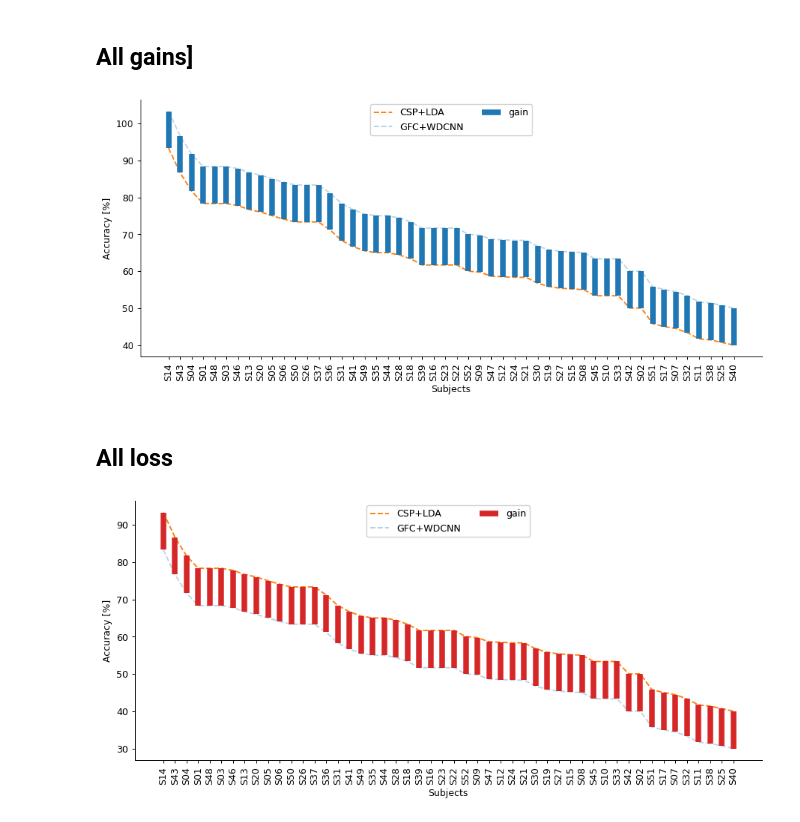
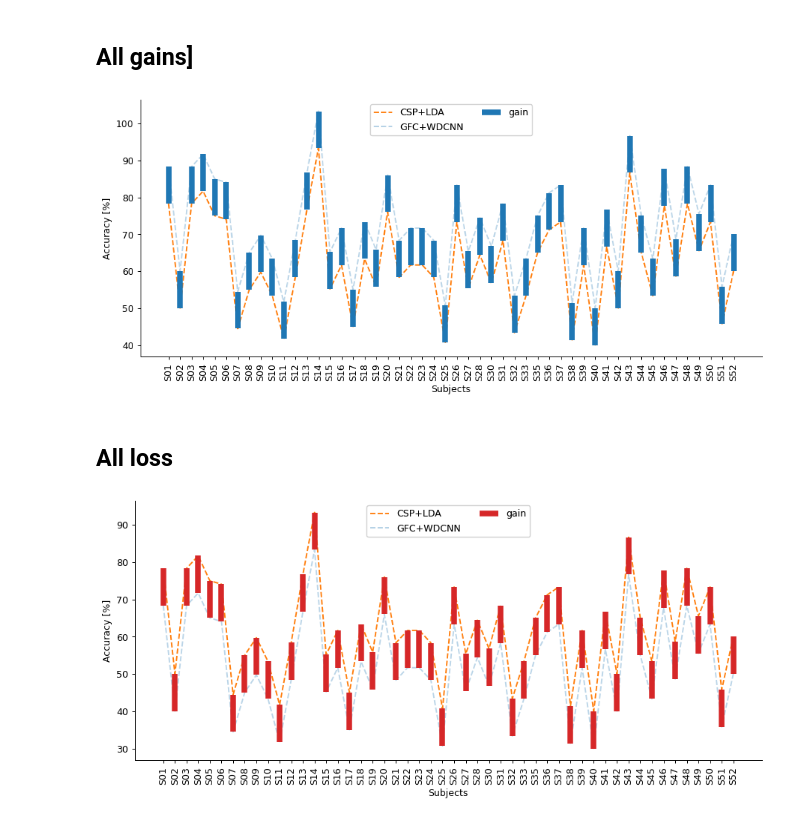
Before and after one commit to UN-GCPDS/python-gcpds.visualizations, a Jupyter notebook: docs/source/notebooks/02-comparison_accuracy_gain.ipynb, the cells around one changed output. Saved outputs shown, nothing was run; the diff lists cells and outputs as text; code cells hidden in the pictures.

Commit message:
Fixed bug for sort=None

```diff
--- a/docs/source/notebooks/02-comparison_accuracy_gain.ipynb
+++ b/docs/source/notebooks/02-comparison_accuracy_gain.ipynb
@@ -101,12 +101,12 @@ plt.gca().add_artist(l2);
 # %% [markdown]
 ## All gains]
 # %%
-agco(method_1, method_1+10, ticks, labels, sort='method_1', size=(12, 5));
+agco(method_1, method_1+10, ticks, labels, sort=None, size=(12, 5));
 # %% [output]
-[figure, old version]
+[figure, new version]
 # %% [markdown]
 ## All loss
 # %%
-agco(method_1, method_1-10, ticks, labels, sort='method_1', size=(12, 5));
+agco(method_1, method_1-10, ticks, labels, sort=None, size=(12, 5));
 # %% [output]
-[figure, old version]
+[figure, new version]
```
Also changed, not shown: 1 other file.
